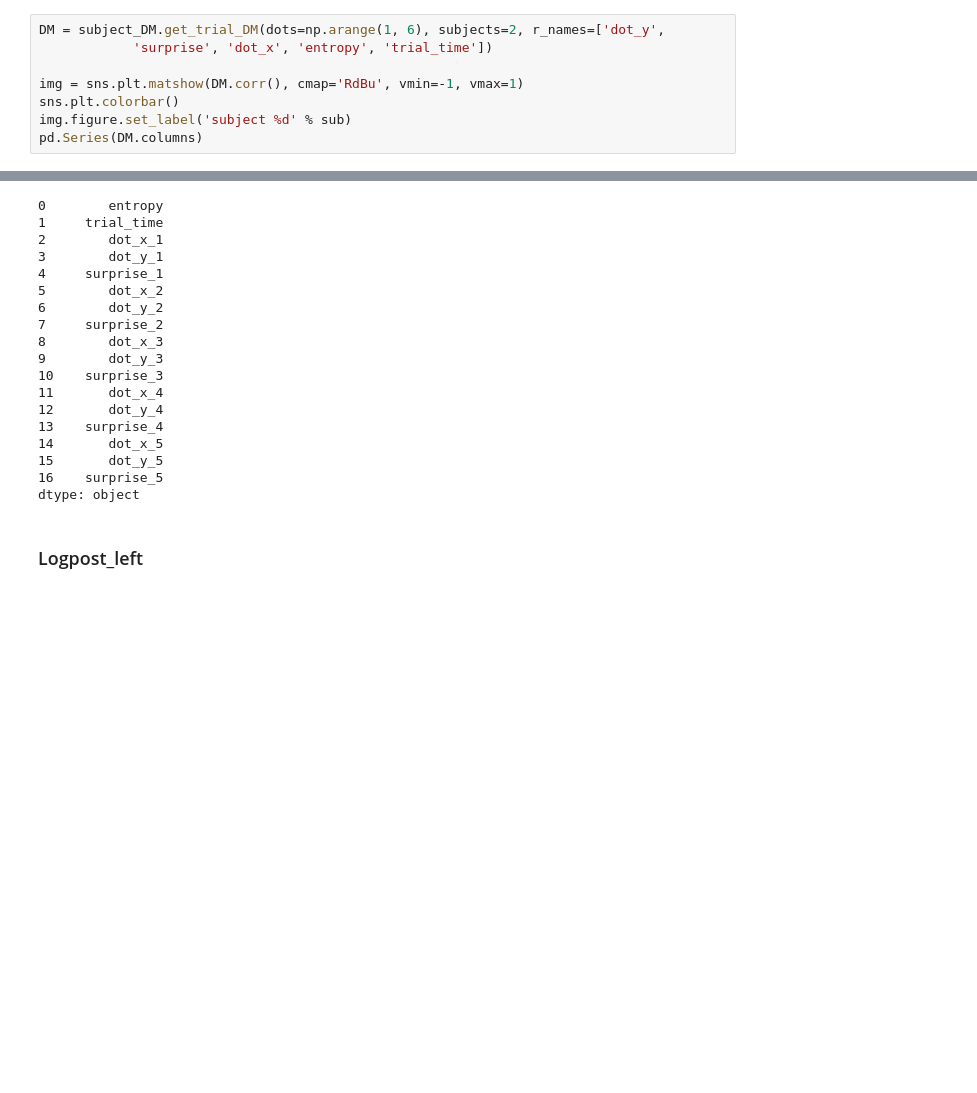
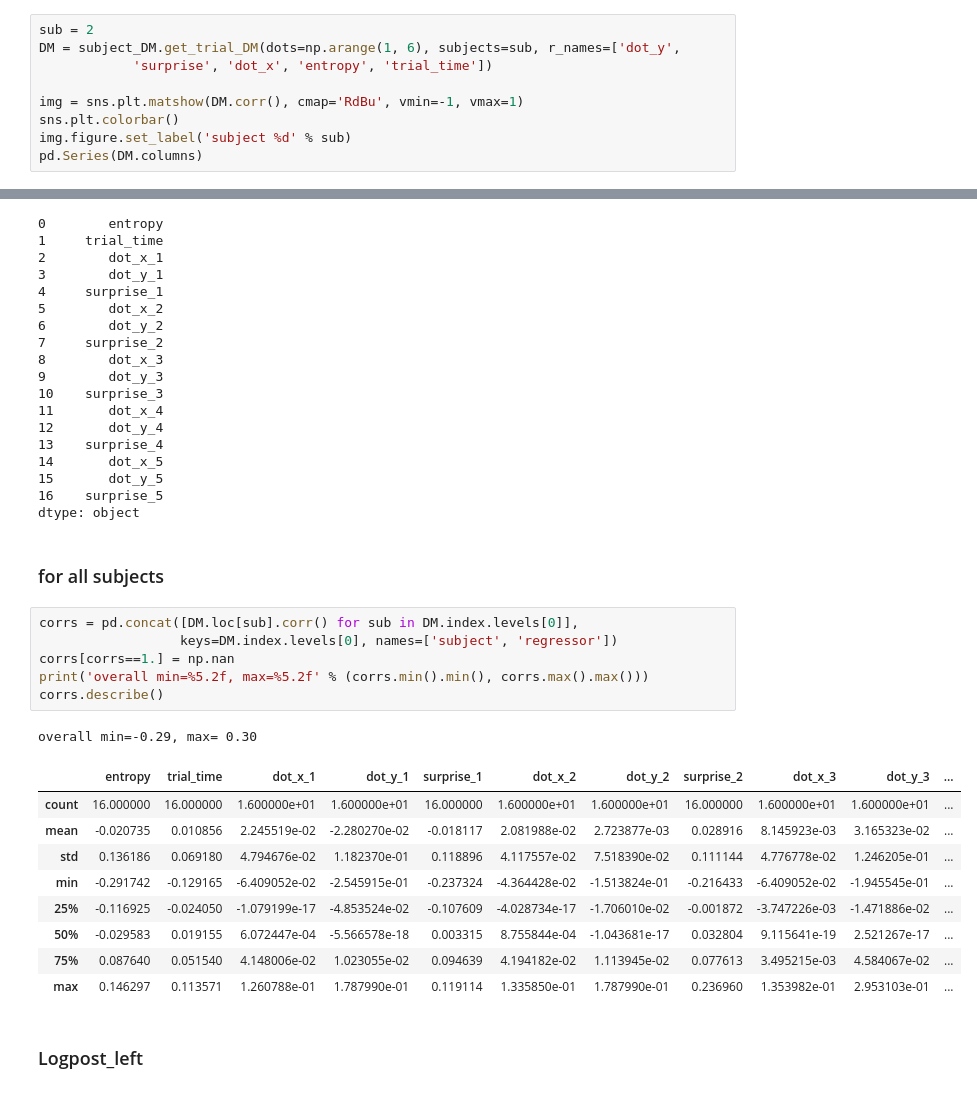
Before and after one commit to sbitzer/BeeMEG, a Jupyter notebook: regressor_correlations.ipynb, the cells around one changed output, grey strips where cells are left out. Saved outputs shown, nothing was run; the diff lists cells and outputs as text; blank space fills up the shorter version.

Commit message:
some bugfixes + add correlations for all subjects for dot regressors

```diff
--- a/regressor_correlations.ipynb
+++ b/regressor_correlations.ipynb
@@ -99,7 +98,8 @@ sns.distplot(corrs.xs('surprise_5', level='regressor').entropy, rug=True)
 # %% [markdown]
 ## Checking correlations across dots
 # %%
-DM = subject_DM.get_trial_DM(dots=np.arange(1, 6), subjects=2, r_names=['dot_y',
+sub = 2
+DM = subject_DM.get_trial_DM(dots=np.arange(1, 6), subjects=sub, r_names=['dot_y',
             'surprise', 'dot_x', 'entropy', 'trial_time'])
 
 img = sns.plt.matshow(DM.corr(), cmap='RdBu', vmin=-1, vmax=1)
@@ -127,6 +127,25 @@ pd.Series(DM.columns)
 15       dot_y_5
 16    surprise_5
 dtype: object
+# %% [markdown]
+### for all subjects
+# %%
+corrs = pd.concat([DM.loc[sub].corr() for sub in DM.index.levels[0]],
+                  keys=DM.index.levels[0], names=['subject', 'regressor'])
+corrs[corrs==1.] = np.nan
+print('overall min=%5.2f, max=%5.2f' % (corrs.min().min(), corrs.max().max()))
+corrs.describe()
+# %% [output]
+overall min=-0.29, max= 0.30
+|  | entropy | trial_time | dot_x_1 | dot_y_1 | surprise_1 | dot_x_2 | dot_y_2 | surprise_2 | dot_x_3 | dot_y_3 | ... |
+| count | 16.000000 | 16.000000 | 1.600000e+01 | 1.600000e+01 | 16.000000 | 1.600000e+01 | 1.600000e+01 | 16.000000 | 1.600000e+01 | 1.600000e+01 | ... |
+| mean | -0.020735 | 0.010856 | 2.245519e-02 | -2.280270e-02 | -0.018117 | 2.081988e-02 | 2.723877e-03 | 0.028916 | 8.145923e-03 | 3.165323e-02 | ... |
+| std | 0.136186 | 0.069180 | 4.794676e-02 | 1.182370e-01 | 0.118896 | 4.117557e-02 | 7.518390e-02 | 0.111144 | 4.776778e-02 | 1.246205e-01 | ... |
+| min | -0.291742 | -0.129165 | -6.409052e-02 | -2.545915e-01 | -0.237324 | -4.364428e-02 | -1.513824e-01 | -0.216433 | -6.409052e-02 | -1.945545e-01 | ... |
+| 25% | -0.116925 | -0.024050 | -1.079199e-17 | -4.853524e-02 | -0.107609 | -4.028734e-17 | -1.706010e-02 | -0.001872 | -3.747226e-03 | -1.471886e-02 | ... |
+| 50% | -0.029583 | 0.019155 | 6.072447e-04 | -5.566578e-18 | 0.003315 | 8.755844e-04 | -1.043681e-17 | 0.032804 | 9.115641e-19 | 2.521267e-17 | ... |
+| 75% | 0.087640 | 0.051540 | 4.148006e-02 | 1.023055e-02 | 0.094639 | 4.194182e-02 | 1.113945e-02 | 0.077613 | 3.495215e-03 | 4.584067e-02 | ... |
+| max | 0.146297 | 0.113571 | 1.260788e-01 | 1.787990e-01 | 0.119114 | 1.335850e-01 | 1.787990e-01 | 0.236960 | 1.353982e-01 | 2.953103e-01 | ... |
 # %% [markdown]
 ### Logpost_left
 # %%
```
Also changed, not shown: parts of 7 cells of this notebook.
